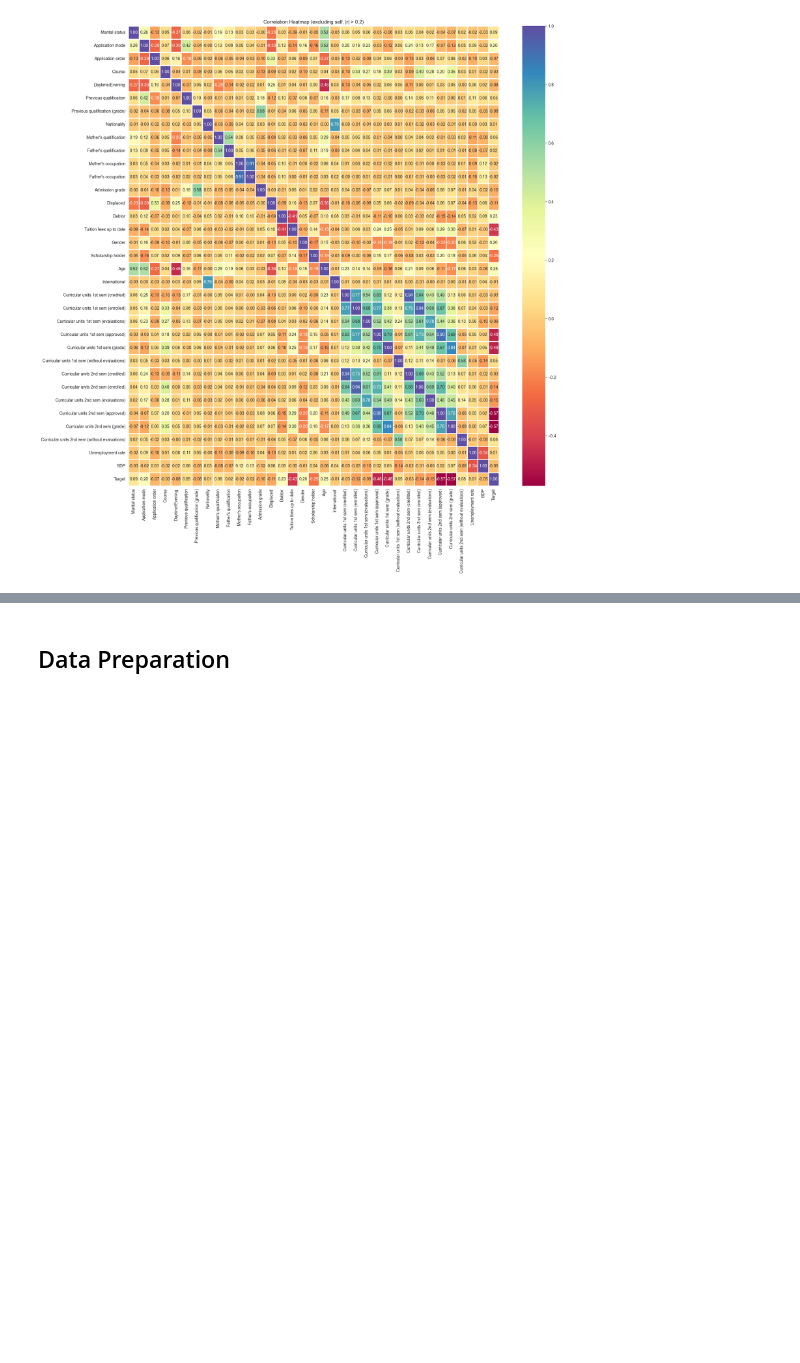
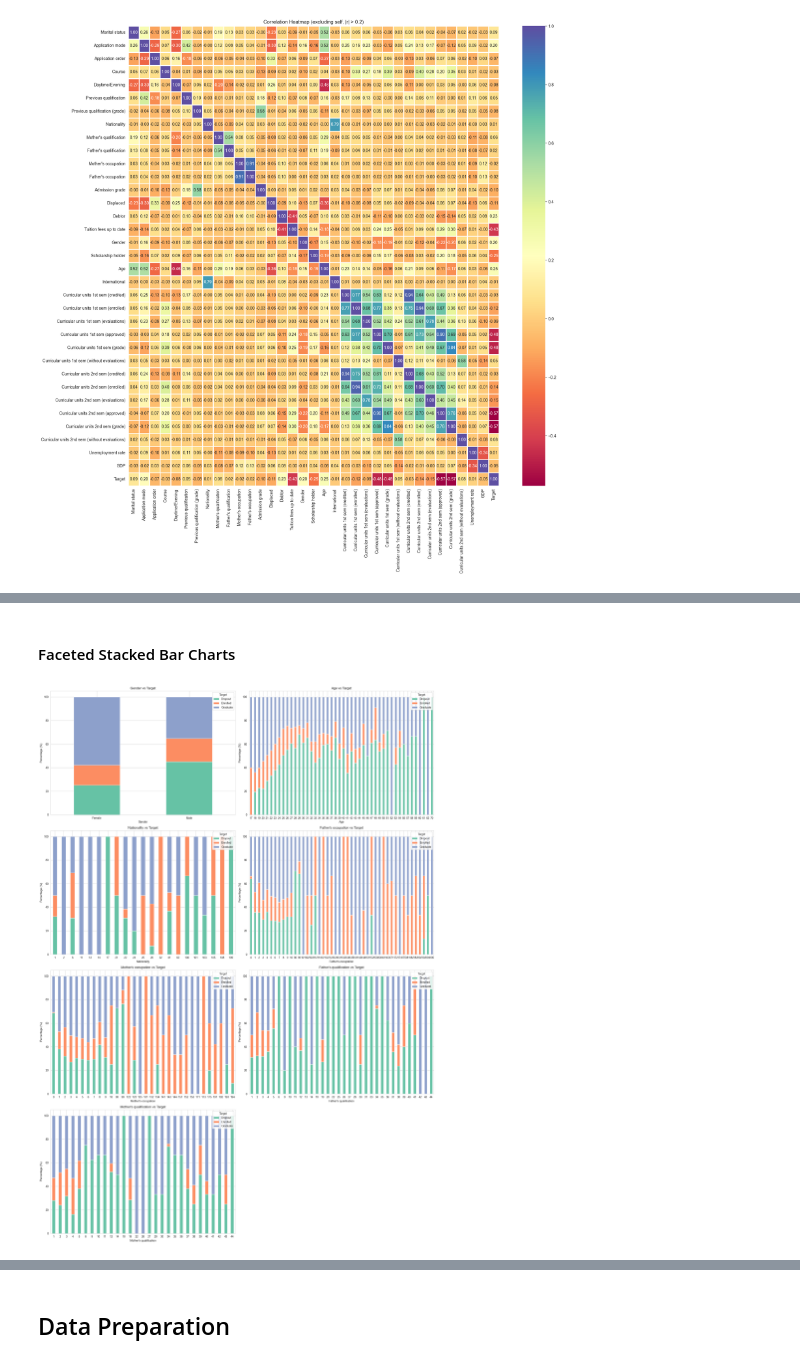
Before and after one commit to evaktar/AIandML, a Jupyter notebook: assessment.ipynb, the cells around one changed output, grey strips where cells are left out. Cells and saved outputs as stored; diff of their text form; code cells hidden in the pictures; blank space fills up the shorter version.

```diff
--- a/assessment.ipynb
+++ b/assessment.ipynb
@@ -605,0 +654,49 @@ plt.show()
+# %% [markdown]
+#### Faceted Stacked Bar Charts
+# %%
+def stacked_bar_dashboard(df, demographic_cols, mappings=feature_mappings, col_wrap=2, target_col='Target'):
+    try:
+        # Map numeric codes to occupation mappings (descriptive names)
+        for col in demographic_cols:
+            df[col] = df[col].map(mappings[col])
+    except KeyError:
+        pass
+
+    # Number of attributes / plots per row
+    rows = np.ceil(len(demographic_cols)/ col_wrap).astype('int')
+    # Create subplots per specified column and number of plots
+    fig, axes = plt.subplots(rows, col_wrap, figsize=(20, 7*rows))
+    axes = axes.flatten()
+
+    # Calculate number pf values per column and divide stacked bars
+    for i, col in enumerate(demographic_cols):
+        counts = df.groupby([col, target_col]).size().reset_index(name='count')
+        df_pivot = counts.pivot(index=col, columns=target_col, values='count').fillna(0)
+        df_pivot = df_pivot.div(df_pivot.sum(axis=1), axis=0) * 100
+
+        # Palette by num of categories
+        palette = sns.color_palette("Set2", n_colors=df_pivot.shape[1])
+        # Plot stacked bar
+        df_pivot.plot(kind='bar', stacked=True, ax=axes[i], color=palette)
+
+        # Set plot axes and titles
+        axes[i].set_title(f"{col} vs {target_col}")
+        axes[i].set_ylabel("Percentage (%)")
+        axes[i].set_xlabel(col)
+        axes[i].legend(title=target_col, loc='upper right')
+        axes[i].set_xticklabels(axes[i].get_xticklabels(), rotation=0, ha="center")
+
+    for j in range(i+1, len(axes)):
+        fig.delaxes(axes[j])
+
+    # Display plot
+    plt.tight_layout()
+    plt.show()
+
+demographic_cols = ['Gender', 'Age', 'Nationality',
+                    "Father's occupation", "Mother's occupation",
+                    "Father's qualification", "Mother's qualification"]
+df_temp = df_eda.copy()
+stacked_bar_dashboard(df_temp, demographic_cols)
+# %% [output]
+[figure, added]
```
Also changed, not shown: parts of 22 cells of this notebook.
